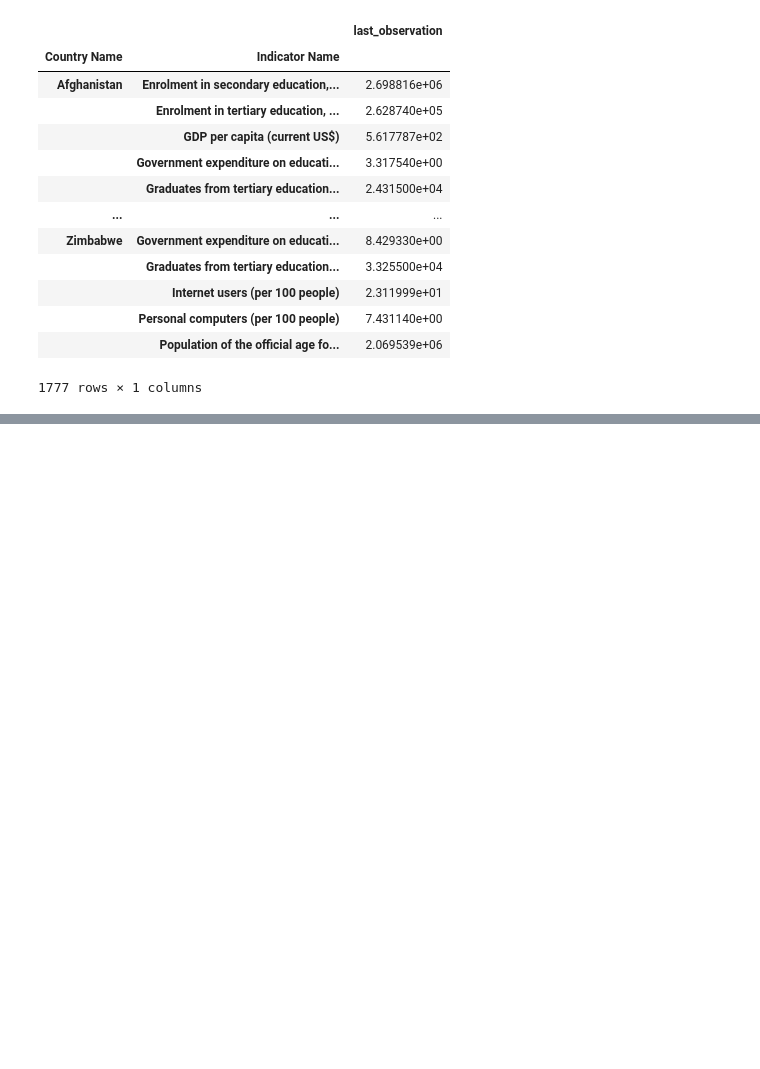
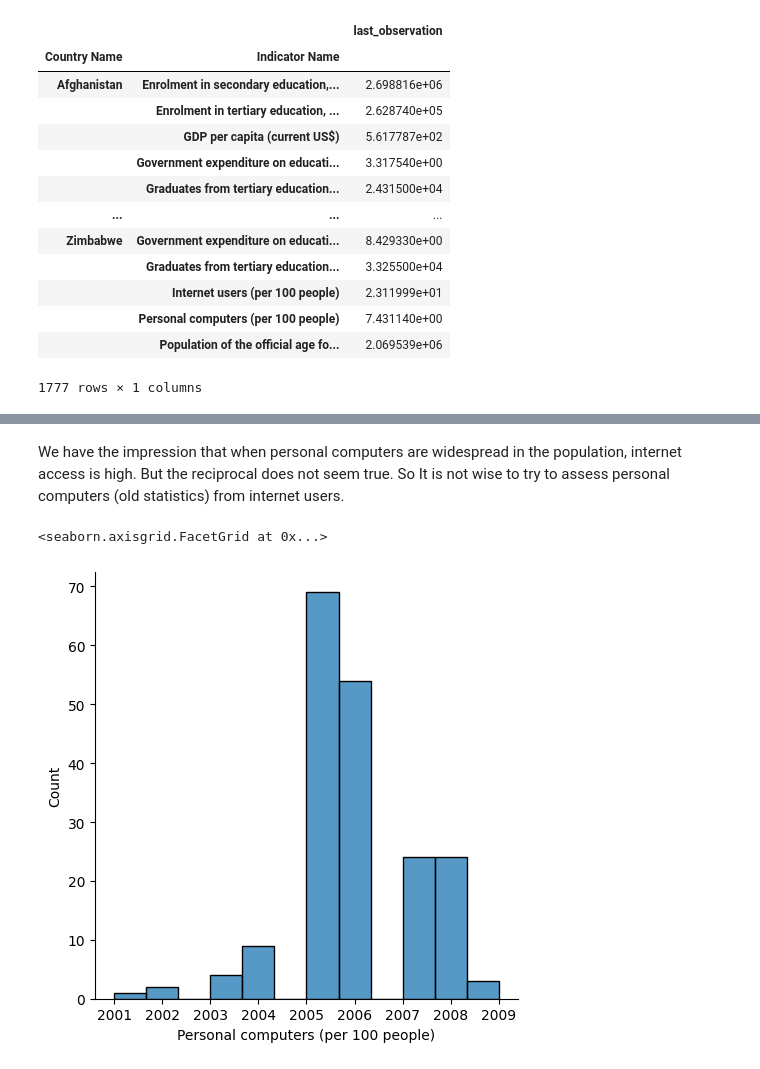
Before and after one commit to JulienfLeBoucher/OC_Edtech, a Jupyter notebook: LE-BOUCHER_Julien_1_notebook_122022.ipynb, the cells around one changed output, grey strips where cells are left out. Drawn from its saved outputs; the diff is of its cells as text; code cells hidden in the pictures; blank space fills up the shorter version.

```diff
--- a/LE-BOUCHER_Julien_1_notebook_122022.ipynb
+++ b/LE-BOUCHER_Julien_1_notebook_122022.ipynb
@@ -1504,0 +1624,7 @@ y_observation_per_country.tail()
+# %% [markdown]
+We have the impression that when personal computers are widespread in the population, internet access is high. But the reciprocal does not seem true. So It is not wise to try to assess personal computers (old statistics) from internet users.
+# %%
+sns.displot(data=y_observation_per_country, x='Personal computers (per 100 people)')
+# %% [output]
+<seaborn.axisgrid.FacetGrid at 0x...>
+[figure, added]
```
Also changed, not shown: parts of 72 cells of this notebook, 1 other file.
